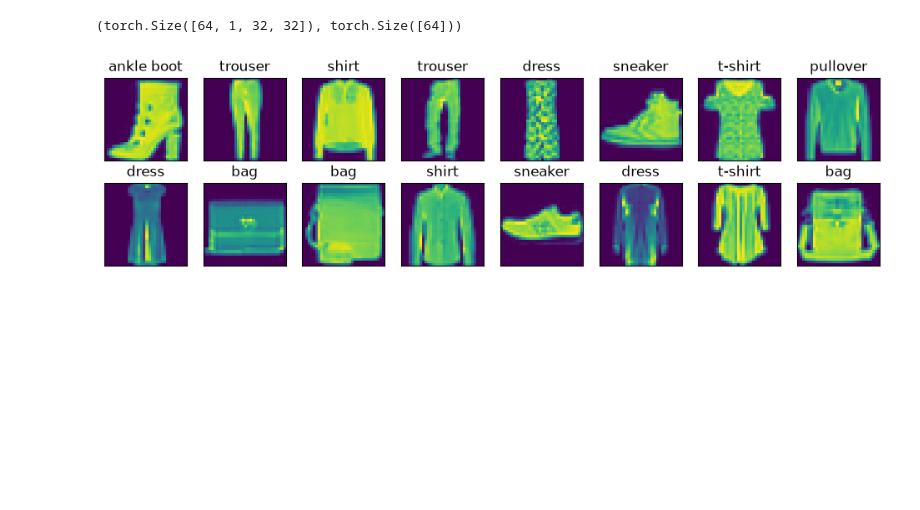
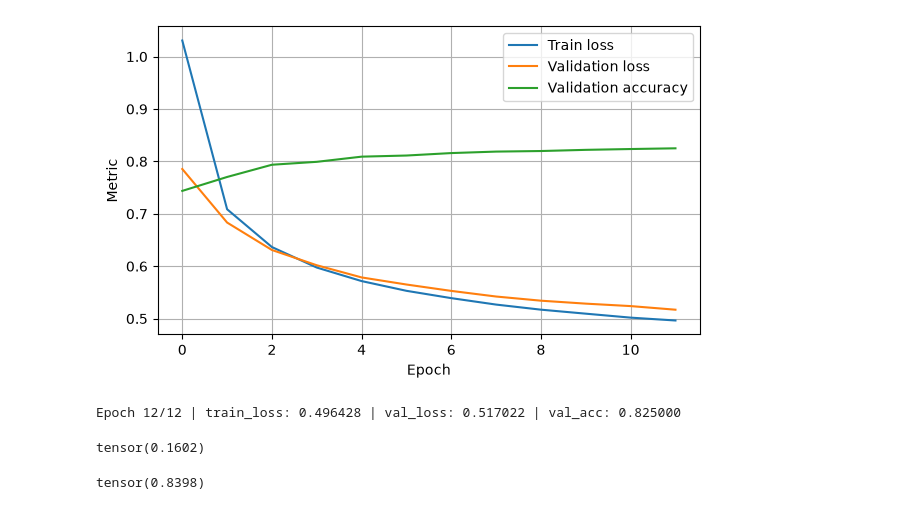
Before and after one commit to leoAshu/ai-foundations, a Jupyter notebook: d2l/02_linear_nn/02_classification.ipynb, the cells around one changed output. Cells and saved outputs as stored; diff of their text form; code cells hidden in the pictures; blank space fills up the shorter version.

Commit message:
implement SoftmaxClassiferScratch

```diff
--- a/d2l/02_linear_nn/02_classification.ipynb
+++ b/d2l/02_linear_nn/02_classification.ipynb
@@ -8,2 +9,0 @@ import matplotlib.pyplot as plt
-# %%
-root = '../data/'
@@ -33,7 +10,21 @@ len(train), len(val)
 # %%
-class FashionMNIST:
+class BaseData:
+    def __init__(self, root='../data/'):
+        self.root = root
+
+    def get_dataloader(self, train):
+        raise NotImplementedError
+
+    def train_dataloader(self):
+        return self.get_dataloader(True)
+
+    def val_dataloader(self):
+        return self.get_dataloader(False)
+
+class FashionMNIST(BaseData):
     def __init__(self, root='../data/', batch_size=64, resize=(28, 28), num_workers=2):
-        self.root = root
+        super().__init__(root)
+
         self.batch_size = batch_size
         self.num_workers = num_workers
 
@@ -70,30 +61,12 @@ class FashionMNIST:
         return torch.utils.data.DataLoader(
             data,
             batch_size=self.batch_size,
-            shuffle=True,
+            shuffle=train,
             num_workers=self.num_workers
         )
 
-
-
-    def visualize(self, batch, nrows=1, ncols=8, labels=[]):
+    def visualize(self, batch, nrows=1, ncols=8, labels=None):
         X, y = batch
-        if not labels:
+        if labels is None:
             labels = self.text_labels(y)
         d2l.show_images(X.squeeze(1), nrows, ncols, titles=labels)
-# %%
-data = FashionMNIST(resize=(32, 32))
-
-train_loader = data.get_dataloader(train=True)
-# %%
-batch = next(iter(train_loader))
-
-X, y = batch
-
-X.shape, y.shape
-# %% [output]
-(torch.Size([64, 1, 32, 32]), torch.Size([64]))
-# %%
-data.visualize(batch, nrows=2)
-# %% [output]
-[figure, removed]
@@ -99,0 +270,10 @@ data.visualize(batch, nrows=2)
+# %%
+data = FashionMNIST(batch_size=256)
+
+model = SoftmaxClassifierScratch(num_inputs=784, num_outputs=10, lr=0.03)
+
+trainer = Trainer(max_epochs=12)
+trainer.fit(model, data)
+# %% [output]
+[figure, added]
+Epoch 12/12 | train_loss: 0.496428 | val_loss: 0.517022 | val_acc: 0.825000
@@ -99,0 +285,14 @@ data.visualize(batch, nrows=2)
+# %%
+preds = y_hat.argmax(1)
+
+wrong = preds != y
+
+wrong.type(torch.int).sum() / len(preds)
+# %% [output]
+tensor(0.1602)
+# %%
+right = preds == y
+
+right.type(torch.int).sum() / len(preds)
+# %% [output]
+tensor(0.8398)
```
Also changed, not shown: parts of 7 cells of this notebook, 1 other file.
